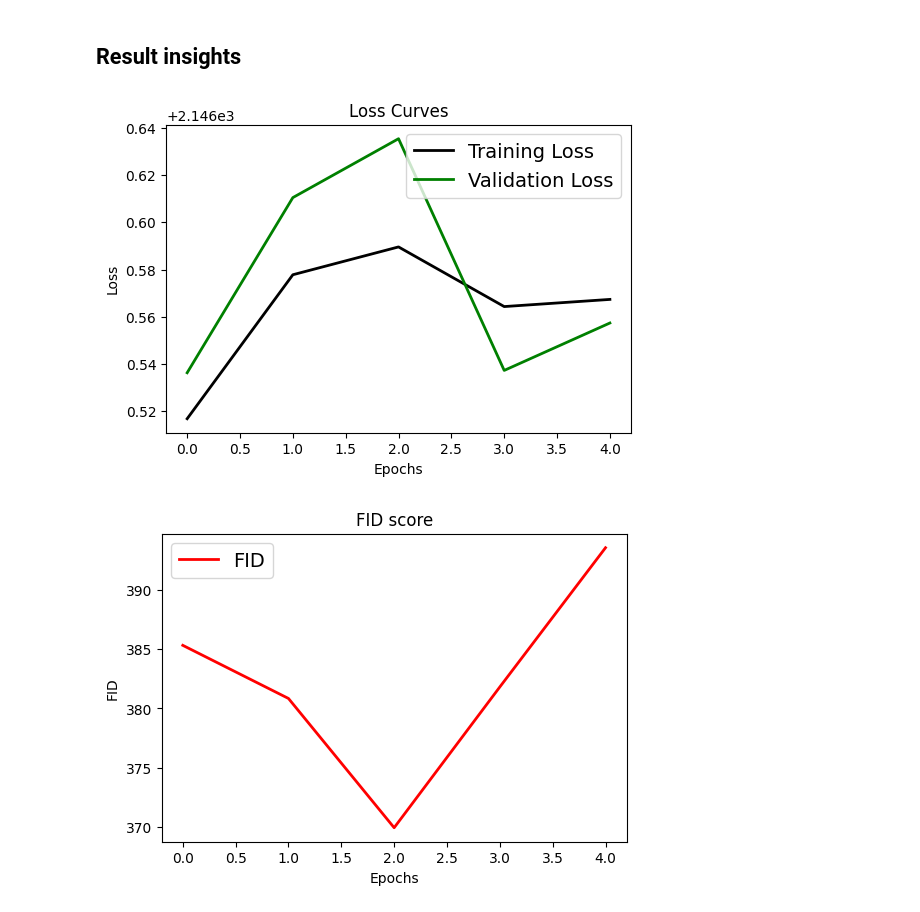
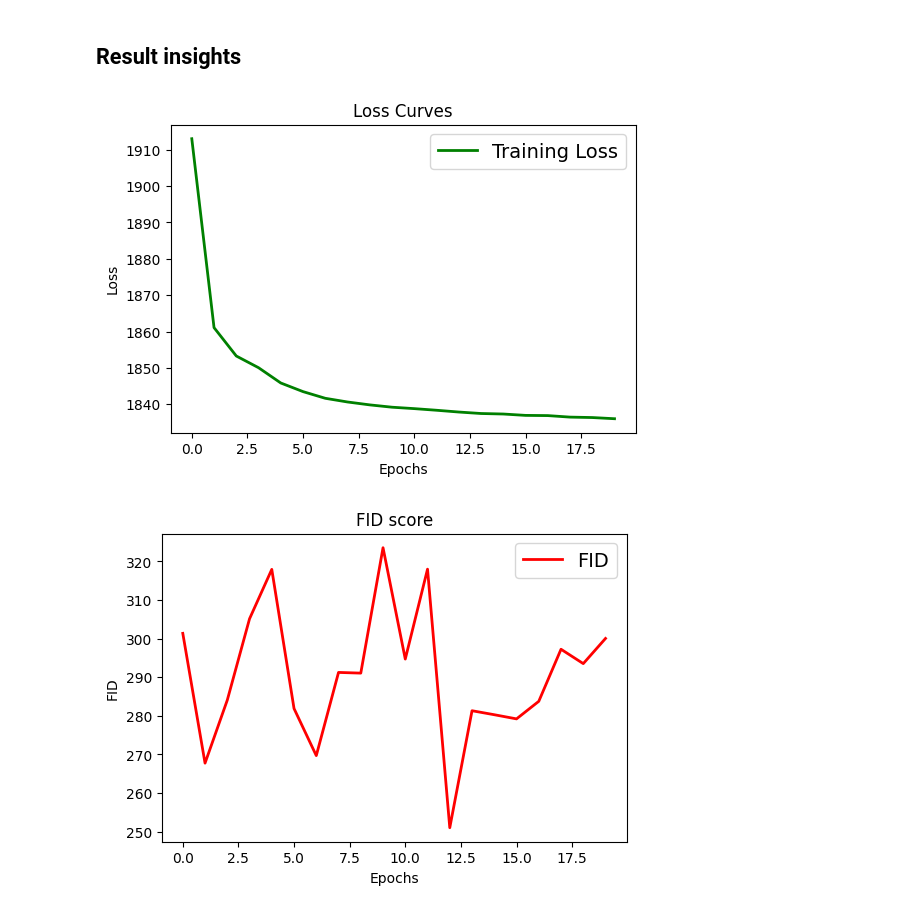
Before and after one commit to gin31259461/Deep_Learning, a Jupyter notebook: cifar-10-cvae.ipynb, the cells around one changed output. Drawn from its saved outputs; the diff is of its cells as text; code cells hidden in the pictures.

Commit message:
reconstruct evaluation process

```diff
--- a/cifar-10-cvae.ipynb
+++ b/cifar-10-cvae.ipynb
@@ -58,16 +58,13 @@ latent_size = 20
 training = True
 # %%
-from torch.utils.data import DataLoader, random_split
+from torch.utils.data import DataLoader
 
 training_data.data = training_data.data.astype("uint8")
 test_data.data = test_data.data.astype("uint8")
 
-s1, s2 = random_split(training_data, [0.8, 0.2], torch.Generator().manual_seed(42))
-
 kwargs = {"num_workers": 1, "pin_memory": True}
 
-train_loader = DataLoader(s1, batch_size=batch_size, shuffle=True, **kwargs)
-validate_loader = DataLoader(s2, batch_size=batch_size, shuffle=True, **kwargs)
+train_loader = DataLoader(training_data, batch_size=batch_size, shuffle=True, **kwargs)
 test_loader = DataLoader(test_data, batch_size=batch_size, shuffle=False, **kwargs)
 # %% [markdown]
 ## Show some samples
@@ -175,10 +172,12 @@ class CVAE(nn.Module):
 
 
 model = CVAE(image_size * image_size * chanel_num, latent_size, class_size).to(device)
-optimizer = optim.Adam(model.parameters(), lr=1e-3)
+summary_model = CVAE(image_size * image_size * chanel_num, latent_size, class_size).to("cpu")
+
+optimizer = optim.Adam(model.parameters(), lr=learning_rate)
 
 summary(
-    model.to("cpu"),
+    summary_model,
     input_size=[(batch_size, chanel_num, image_size, image_size), (batch_size, class_size)],
     device="cpu",
 )
@@ -364,9 +313,2 @@ def log_epoch_evaluation(engine: Engine):
 # %% [markdown]
 ## Training
-# %%
-model.to(device)
-
-for epoch in range(1, epochs + 1):
-    train_step(epoch, train_loader)
-    test_step(epoch, validate_loader if training else test_loader)
-    fid_evaluator.run(validate_loader if training else test_loader)
@@ -390,0 +315,6 @@ Iteration 157/157    FID: 382.3139
+# %%
+for epoch in range(1, epochs + 1):
+    train_step(epoch, train_loader)
+    fid = fid_evaluation([tuple[0] for tuple in test_loader.dataset][:5])
+    fid_history.append(fid)
+    fid = print("====> FID: {:.4f}".format(fid))
@@ -393,23 +341,22 @@ Iteration 157/157    FID: 382.3139
 # %%
 if training:
     # For loss
     plt.figure(figsize=[6, 4])
-    plt.plot(train_loss_history, "black", linewidth=2.0)
-    plt.plot(test_loss_history, "green", linewidth=2.0)
-    plt.legend(["Training Loss", "Validation Loss"], fontsize=14)
+    plt.plot(train_loss_history, "green", linewidth=2.0)
+    plt.legend(["Training Loss"], fontsize=14)
     plt.xlabel("Epochs", fontsize=10)
     plt.ylabel("Loss", fontsize=10)
     plt.title("Loss Curves", fontsize=12)
 
     # For FID
     plt.figure(figsize=[6, 4])
-    plt.plot(fid_value_history, "red", linewidth=2.0)
+    plt.plot(fid_history, "red", linewidth=2.0)
     plt.legend(["FID"], fontsize=14)
     plt.xlabel("Epochs", fontsize=10)
     plt.ylabel("FID", fontsize=10)
     plt.title("FID score", fontsize=12)
 
     plt.show()
 # %% [output]
-[figure, old version]
+[figure, new version]
-[figure, old version]
+[figure, new version]
```
Also changed, not shown: parts of 8 cells of this notebook.
